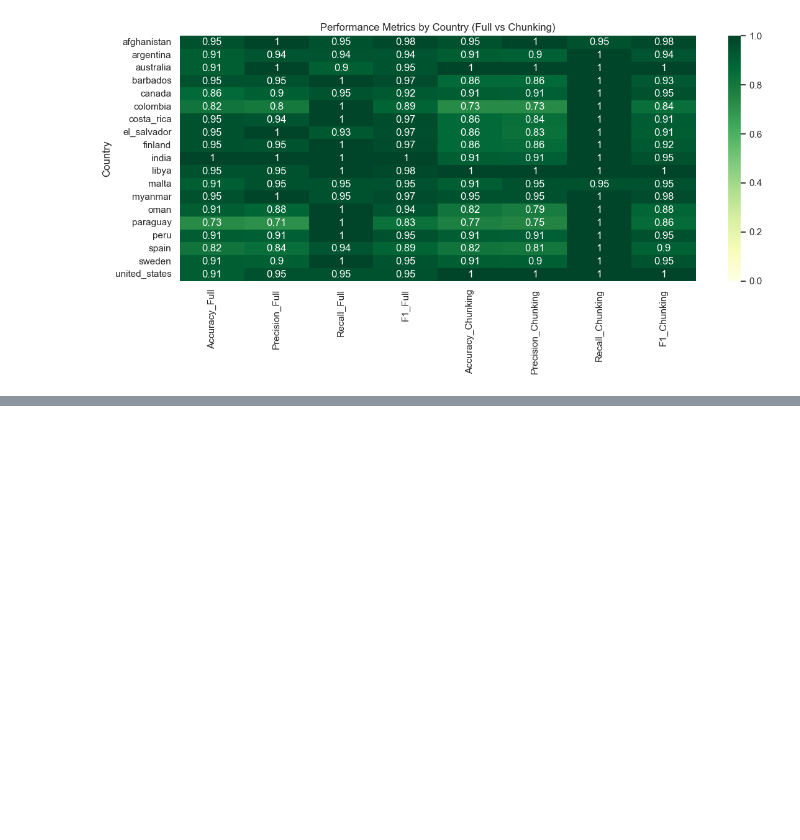
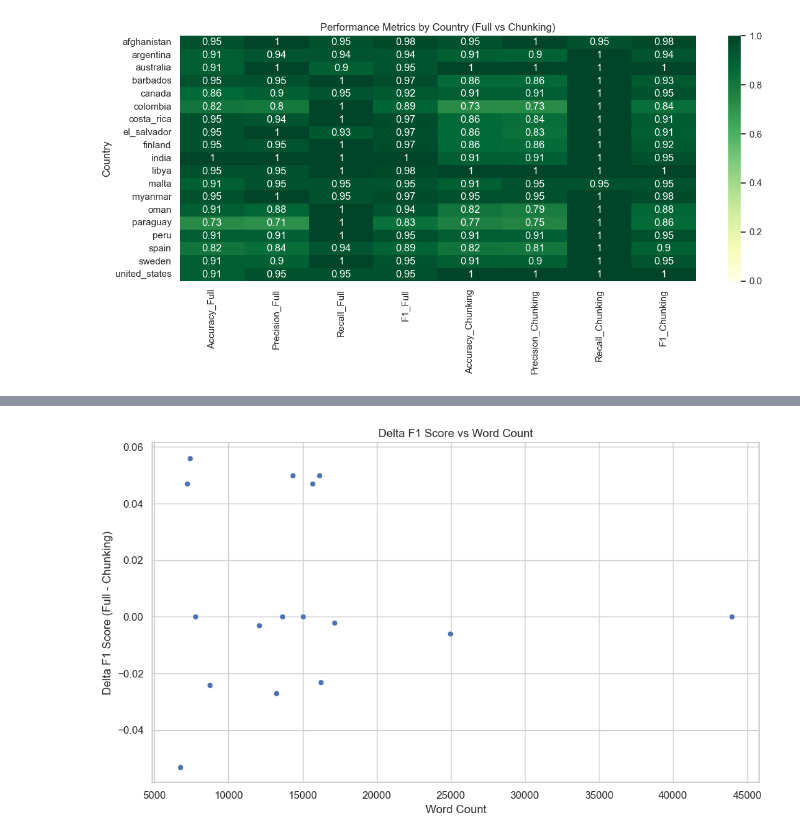
Before and after one commit to gmelmed/UKHSA-Capstone, a Jupyter notebook: notebooks/6-new_performance_yes_no.ipynb, the cells around one changed output, grey strips where cells are left out. Drawn from its saved outputs; the diff is of its cells as text; code cells hidden in the pictures; blank space fills up the shorter version.

```diff
--- a/notebooks/6-new_performance_yes_no.ipynb
+++ b/notebooks/6-new_performance_yes_no.ipynb
@@ -297,0 +352,6 @@ plot_delta_country(performance_by_country_df)
+# %%
+# Merge the performance data with the nap_df containing word count and readability scores
+performance_with_features_df = pd.merge(performance_by_country_df, nap_df[['Country', 'word_count', 'readability_score']], on='Country', how='left')
+
+# Display the combined data
+print(performance_with_features_df)
@@ -297,0 +376,12 @@ plot_delta_country(performance_by_country_df)
+# %%
+# Extract unique language per country from combined_data
+language_df = combined_data[['country', 'language']].drop_duplicates()
+
+# Ensure column names match before merging
+language_df.rename(columns={'country': 'Country'}, inplace=True)
+
+# Merge language into performance_with_features_df
+performance_with_features_df = performance_with_features_df.merge(language_df, on="Country", how="left")
+
+# Display updated DataFrame
+print(performance_with_features_df.head())
@@ -297,0 +409,6 @@ plot_delta_country(performance_by_country_df)
+# %%
+# Compute Delta F1
+performance_with_features_df['Delta_F1'] = performance_with_features_df['F1_Full'] - performance_with_features_df['F1_Chunking']
+
+# Display the updated dataframe with Delta_F1
+print(performance_with_features_df[['Country', 'F1_Full', 'F1_Chunking', 'Delta_F1']])
@@ -297,0 +436,14 @@ plot_delta_country(performance_by_country_df)
+# %%
+import seaborn as sns
+import matplotlib.pyplot as plt
+
+# Scatter plot of Delta F1 Score vs Word Count
+plt.figure(figsize=(10, 6))
+sns.scatterplot(x='word_count', y='Delta_F1', data=performance_with_features_df)
+plt.title('Delta F1 Score vs Word Count')
+plt.xlabel('Word Count')
+plt.ylabel('Delta F1 Score (Full - Chunking)')
+plt.tight_layout()
+plt.show()
+# %% [output]
+[figure, added]
```
Also changed, not shown: parts of 11 cells of this notebook.
